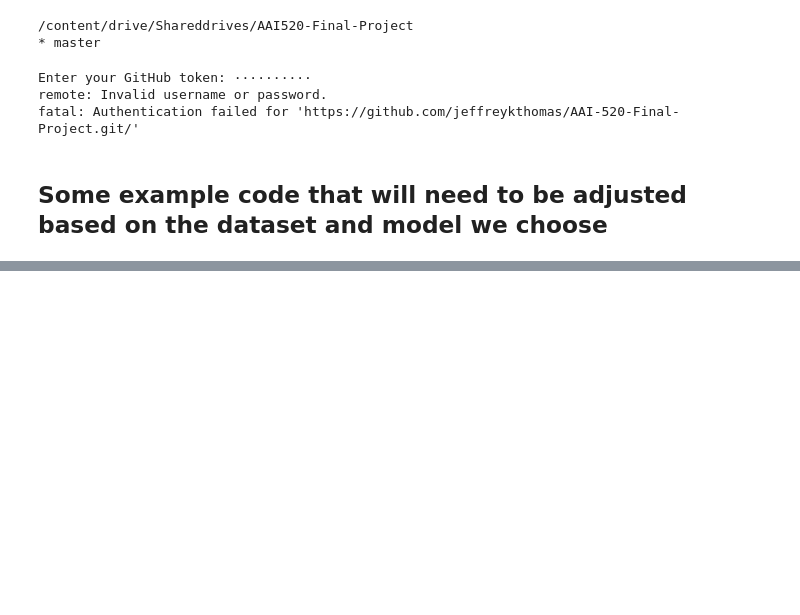
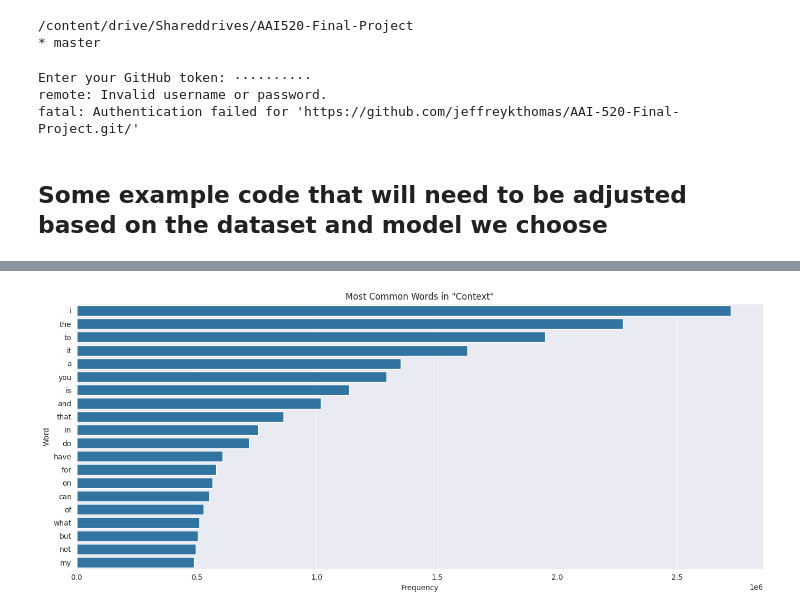
Before and after one commit to jeffreykthomas/AAI-520-Final-Project, a Jupyter notebook: AAI_520_Final_Project.ipynb, the cells around one changed output, grey strips where cells are left out. Drawn from its saved outputs; the diff is of its cells as text; code cells hidden in the pictures; blank space fills up the shorter version.

```diff
--- a/AAI_520_Final_Project.ipynb
+++ b/AAI_520_Final_Project.ipynb
@@ -100,0 +121,30 @@ test_df.to_csv('data/test.csv', index=False)
+# %%
+# Tokenize the words in 'Context'
+context_words = ' '.join(train_df['Context']).lower()
+context_tokens = word_tokenize(context_words)
+
+# Filter out the end-of-utterance and end-of-turn tokens
+filtered_tokens = [token for token in context_tokens if token not in ['__eou__', '__eot__']]
+
+# Filter out punctuation
+filtered_tokens = [token for token in filtered_tokens if re.match(r'[^\W\d]*$', token)]
+
+# Count the frequency of each word
+context_word_freq = Counter(filtered_tokens)
+
+# Get the 20 most common words in 'Context'
+common_words_context = context_word_freq.most_common(20)
+
+# Create plots for the most common words
+plt.figure(figsize=(14, 6))
+
+# Subplot for 'Context'
+sns.barplot(x=[count for word, count in common_words_context], y=[word for word, count in common_words_context])
+plt.title('Most Common Words in "Context"')
+plt.xlabel('Frequency')
+plt.ylabel('Word')
+
+plt.tight_layout()
+plt.show()
+# %% [output]
+[figure, added]
```
Also changed, not shown: parts of 24 cells of this notebook.
